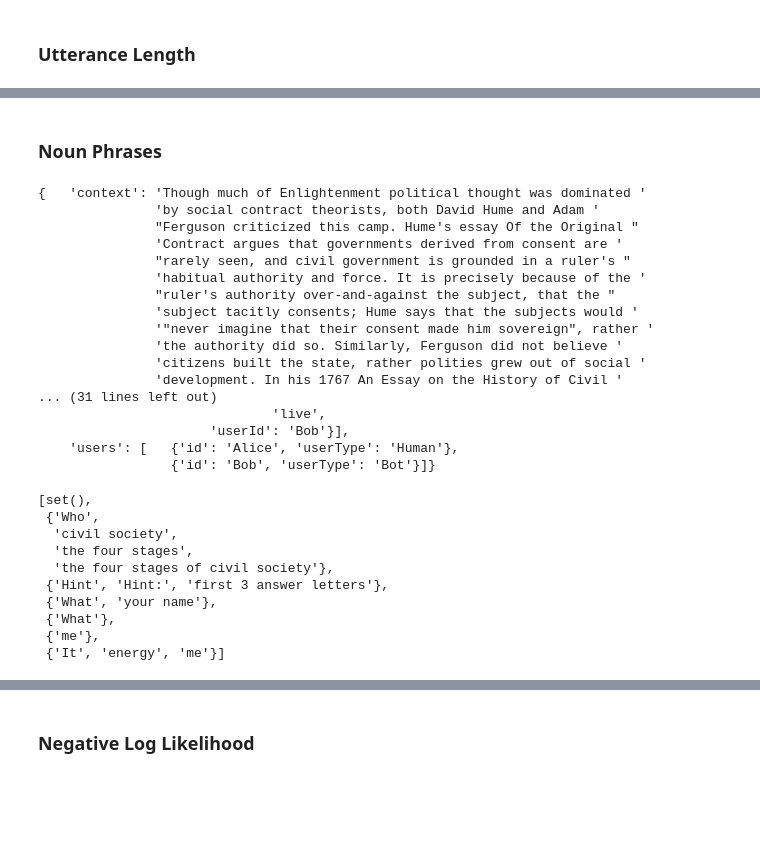
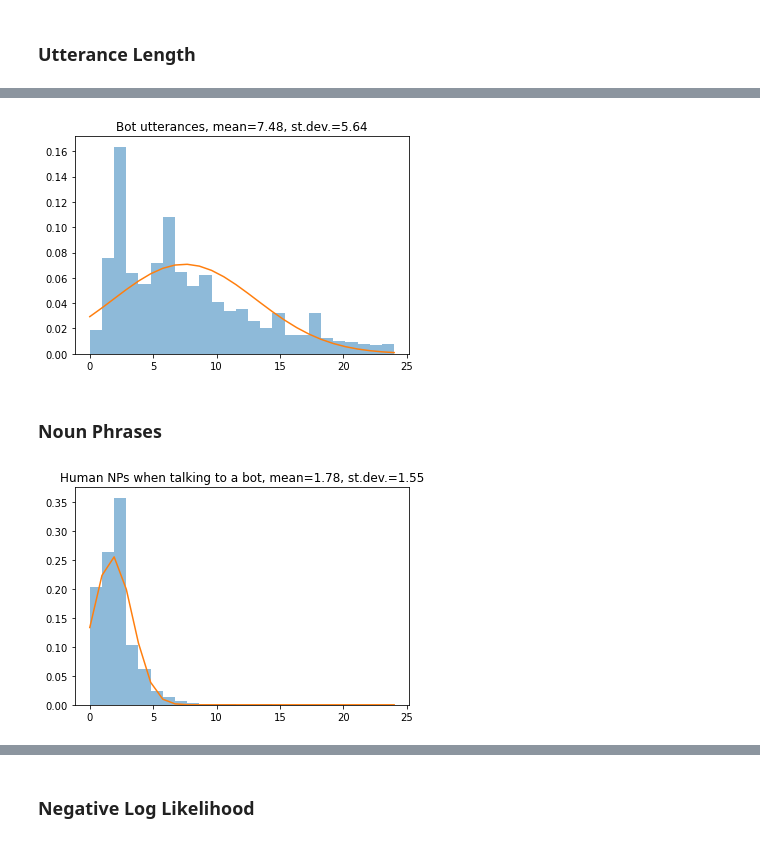
Before and after one commit to lerastromtsova/social-chatbot-initiative, a Jupyter notebook: Dataset_Analysis.ipynb, the cells around one changed output, grey strips where cells are left out. Saved outputs shown, nothing was run; the diff lists cells and outputs as text; code cells hidden in the pictures; blank space fills up the shorter version.

```diff
--- a/Dataset_Analysis.ipynb
+++ b/Dataset_Analysis.ipynb
@@ -591,3 +625,7 @@ get_hist_with_norm_dist(calc_utt_len(hh_dialog), "Utterance length for human-to-
+# %%
+get_hist_with_norm_dist(calc_utt_len_sep(bot_utterances), 'Bot utterances')
+# %% [output]
+[figure, added]
 # %% [markdown]
 ### Noun Phrases
 # %%
@@ -614,33 +651,11 @@ def get_NPs(dataset):
 import pprint
 
 pp = pprint.PrettyPrinter(indent=4)
-pp.pprint(hb_dialog[0])
-get_NPs(hb_dialog)
+# pp.pprint(hb_dialog[0])
+# heavy operation!
+# get_NPs(hb_dialog)
+# with open('train_hb_np.json', 'w') as f:
+#     json.dump(hb_dialog, f)
+# get_NPs(hh_dialog)
+# with open('train_hh_np.json', 'w') as f:
+#     json.dump(hh_dialog, f)
-# %% [output]
-{   'context': 'Though much of Enlightenment political thought was dominated '
-               'by social contract theorists, both David Hume and Adam '
-               "Ferguson criticized this camp. Hume's essay Of the Original "
-               'Contract argues that governments derived from consent are '
-               "rarely seen, and civil government is grounded in a ruler's "
-               'habitual authority and force. It is precisely because of the '
-               "ruler's authority over-and-against the subject, that the "
-               'subject tacitly consents; Hume says that the subjects would '
-               '"never imagine that their consent made him sovereign", rather '
-               'the authority did so. Similarly, Ferguson did not believe '
-               'citizens built the state, rather polities grew out of social '
-               'development. In his 1767 An Essay on the History of Civil '
-... (31 lines left out)
-                              'live',
-                      'userId': 'Bob'}],
-    'users': [   {'id': 'Alice', 'userType': 'Human'},
-                 {'id': 'Bob', 'userType': 'Bot'}]}
-[set(),
- {'Who',
-  'civil society',
-  'the four stages',
-  'the four stages of civil society'},
- {'Hint', 'Hint:', 'first 3 answer letters'},
- {'What', 'your name'},
- {'What'},
- {'me'},
- {'It', 'energy', 'me'}]
@@ -646,0 +681,4 @@ get_NPs(hb_dialog)
+# %%
+get_hist_with_norm_dist(len_human_nps, 'Human NPs when talking to a bot')
+# %% [output]
+[figure, added]
```
Also changed, not shown: parts of 9 cells of this notebook, 2 other files.
